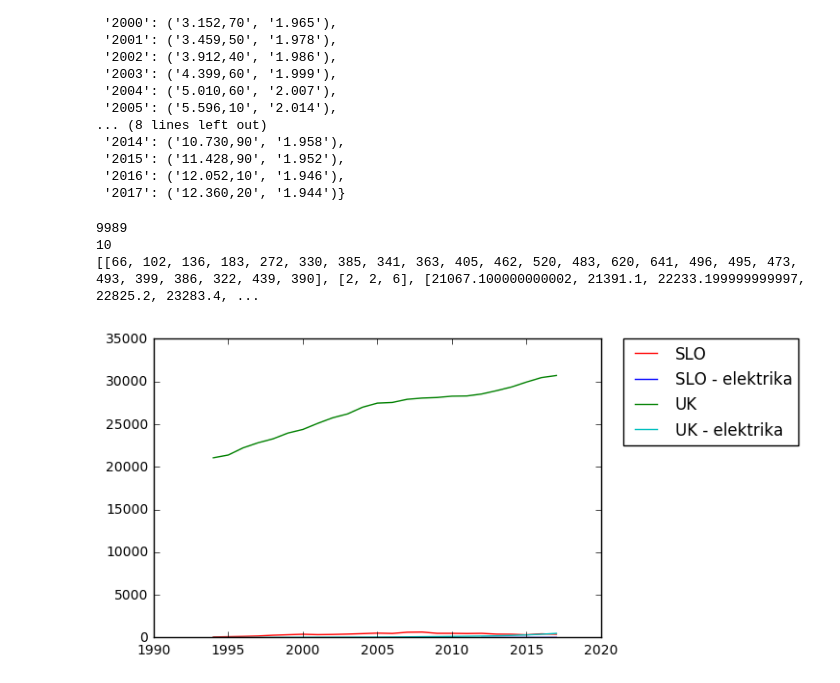
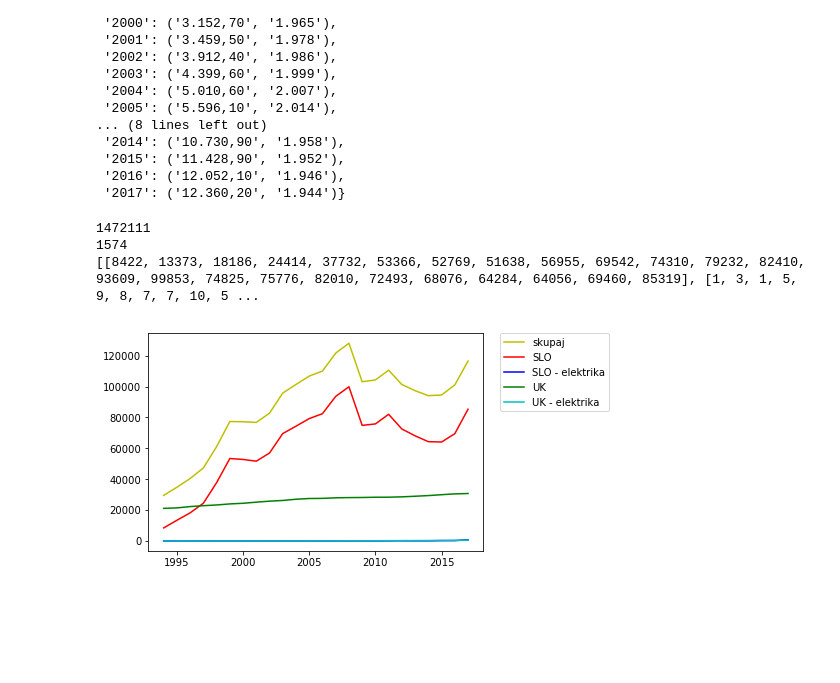
Before and after one commit to JakaJenko/PR18JJLVJH, a Jupyter notebook: Porocilo_Jaka.ipynb, the cells around one changed output. Cells and saved outputs as stored; diff of their text form; code cells hidden in the pictures; blank space fills up the shorter version.

```diff
--- a/Porocilo_Jaka.ipynb
+++ b/Porocilo_Jaka.ipynb
@@ -122,6 +258,9 @@ m = 0
 z = 0
 
 for podatek in data:
+    if '"C-Spol uporabnika (ce gre za fizicno osebo)"' not in podatek:
+        continue
+
     if podatek['"C-Spol uporabnika (ce gre za fizicno osebo)"'] == "M":
         m += 1
     elif podatek['"C-Spol uporabnika (ce gre za fizicno osebo)"'] == "Z":
@@ -132,7 +271,7 @@ N = len(y)
 x = range(N)
 
 plt.figure(1)
-plt.bar(x, y, 1, color="blue")
+plt.bar(x, y, 0.9, color="blue")
 plt.xticks(range(N))
 plt.gca().set_xticklabels(["M", "Ž"])
 plt.show()
@@ -254,6 +425,15 @@ x=[[], []]
 y=[[], []]
 
 for podatek in data:
+    try:
+        if '"5A-Leto izdelave"' not in podatek or int(podatek['"5A-Leto izdelave"']) < 1970:
+            continue
+    except:
+        continue
+
+    if '"V.8-Kombinirana poraba goriva"' not in podatek:
+        continue
+
     if podatek['"V.8-Kombinirana poraba goriva"'] == "":
         continue
 
@@ -286,6 +466,9 @@ for i in 0, 1:
             x[i].append(leto)
             y[i].append(povpPoraba_Moc[0][i][leto][0]/povpPoraba_Moc[0][i][leto][1])
 
+y[0] = savitzky_golay(np.array(y[0]), 21, 3)
+y[1] = savitzky_golay(np.array(y[1]), 21, 3)
+
 plt.figure(0)
 plt.title("Kombinirana poraba goriva")
 plt.plot(x[0], y[0], "r-", label="Fizična oseba")
@@ -302,6 +485,10 @@ for i in 0, 1:
             x[i].append(leto)
             y[i].append(povpPoraba_Moc[1][i][leto][0]/povpPoraba_Moc[1][i][leto][1])
 
+
+y[0] = savitzky_golay(np.array(y[0]), 21, 3)
+y[1] = savitzky_golay(np.array(y[1]), 21, 3)
+
 plt.figure(1)
 plt.title("Nazivna moč")
 plt.plot(x[0], y[0], "r-", label="Fizična oseba")
@@ -484,7 +671,15 @@ letaIzdelaveUK = [[], []]
 x=[[], [], [], []]
 y=[[], [], [], []]
 
+skupaj = []
+
 for podatek in data:
+    try:
+        if '"5A-Leto izdelave"' not in podatek or int(podatek['"5A-Leto izdelave"']) < 1994:
+            continue
+    except:
+        continue
+
     if podatek['"P.1.3-Vrsta goriva (opis)"'] == "Ni goriva" and podatek['"P.2.4-Pogonske baterije"'] != "":
         letaIzdelave[1].append(podatek['"5A-Leto izdelave"'])
     else:
@@ -496,34 +691,45 @@ print(len(letaIzdelave[1]))
 for leto in range(1994, 2018):
     diesel_petrol = float(slovar_let_st_procent_total_petrol[str(leto)][0].replace('.', '').replace(',', '.')) + float(slovar_let_st_procent_total_diesel[str(leto)][0].replace('.', '').replace(',', '.'))
 
     #letaIzdelaveUK[0].append(diesel_petrol)
     #letaIzdelaveUK[1].append(float(slovar_let_st_procent_total_all[str(leto)][0].replace('.', '').replace(',', '.')) - diesel_petrol)
 
     x[2].append(leto)
     x[3].append(leto)
 
     y[2].append(diesel_petrol)
     y[3].append(float(slovar_let_st_procent_total_all[str(leto)][0].replace('.', '').replace(',', '.')) - diesel_petrol)
 
+    skupaj.append(float(slovar_let_st_procent_total_all[str(leto)][0].replace('.', '').replace(',', '.')))
+
+
+
+
 for i in 0, 1:
+    c = 0
+
     for leto in sorted(letaIzdelave[i]):
         if(leto not in x[i]) and int(leto) < 2018 and int(leto) > 1993:
             x[i].append(leto)
             y[i].append(letaIzdelave[i].count(leto))
 
+            skupaj[c] += letaIzdelave[i].count(leto)
+
+            c += 1
 
 print(y)
 
 
 plt.figure(0)
+plt.plot(x[0], skupaj, "y-", label="skupaj")
 plt.plot(x[0], y[0], "r-", label="SLO")
 plt.plot(x[1], y[1], "b-", label="SLO - elektrika")
 plt.plot(x[2], y[2], "g-", label="UK")
 plt.plot(x[3], y[3], "c-", label="UK - elektrika")
 plt.legend(bbox_to_anchor=(1.05, 1), loc=2, borderaxespad=0.)
 plt.show()
 # %% [output]
-9989
-10
-[[66, 102, 136, 183, 272, 330, 385, 341, 363, 405, 462, 520, 483, 620, 641, 496, 495, 473, 493, 399, 386, 322, 439, 390], [2, 2, 6], [21067.100000000002, 21391.1, 22233.199999999997, 22825.2, 23283.4, ...
+1472111
+1574
+[[8422, 13373, 18186, 24414, 37732, 53366, 52769, 51638, 56955, 69542, 74310, 79232, 82410, 93609, 99853, 74825, 75776, 82010, 72493, 68076, 64284, 64056, 69460, 85319], [1, 3, 1, 5, 9, 8, 7, 7, 10, 5 ...
-[figure, old version]
+[figure, new version]
```
Also changed, not shown: parts of 9 cells of this notebook.
